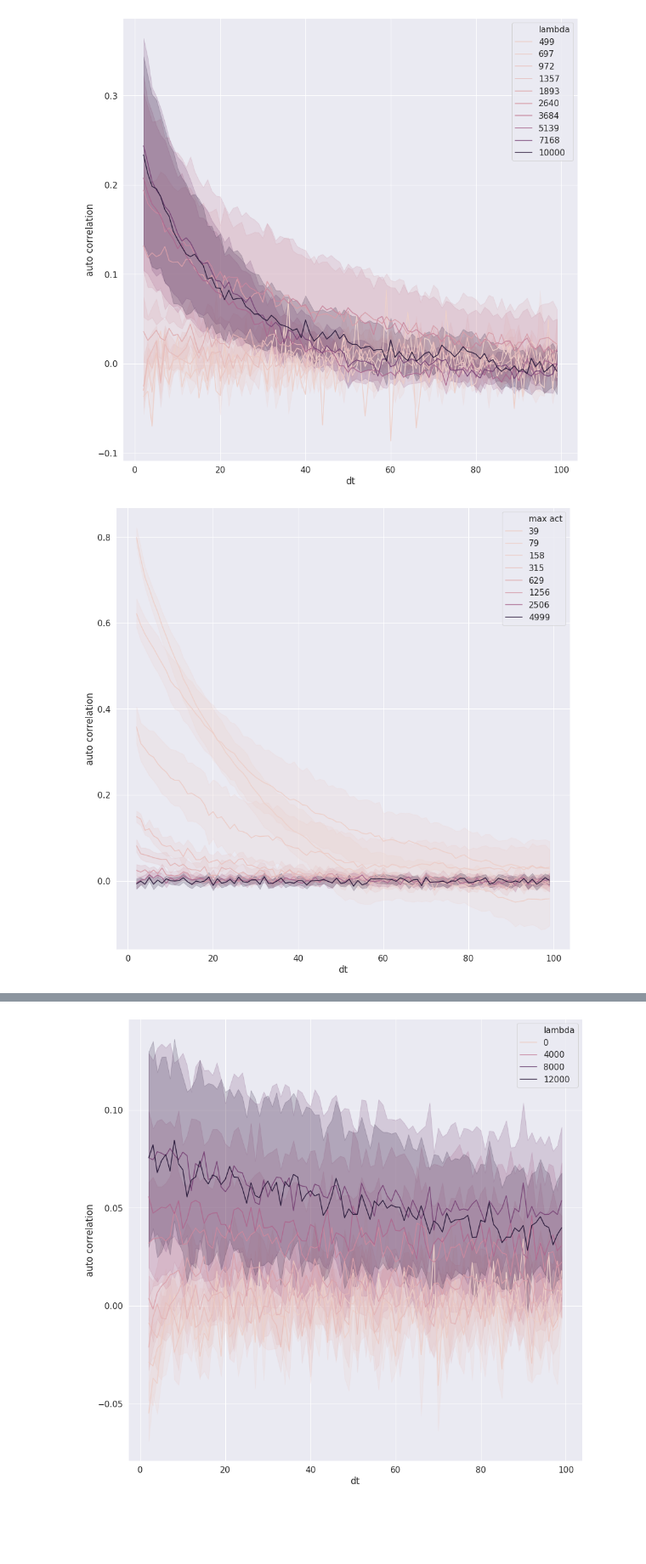
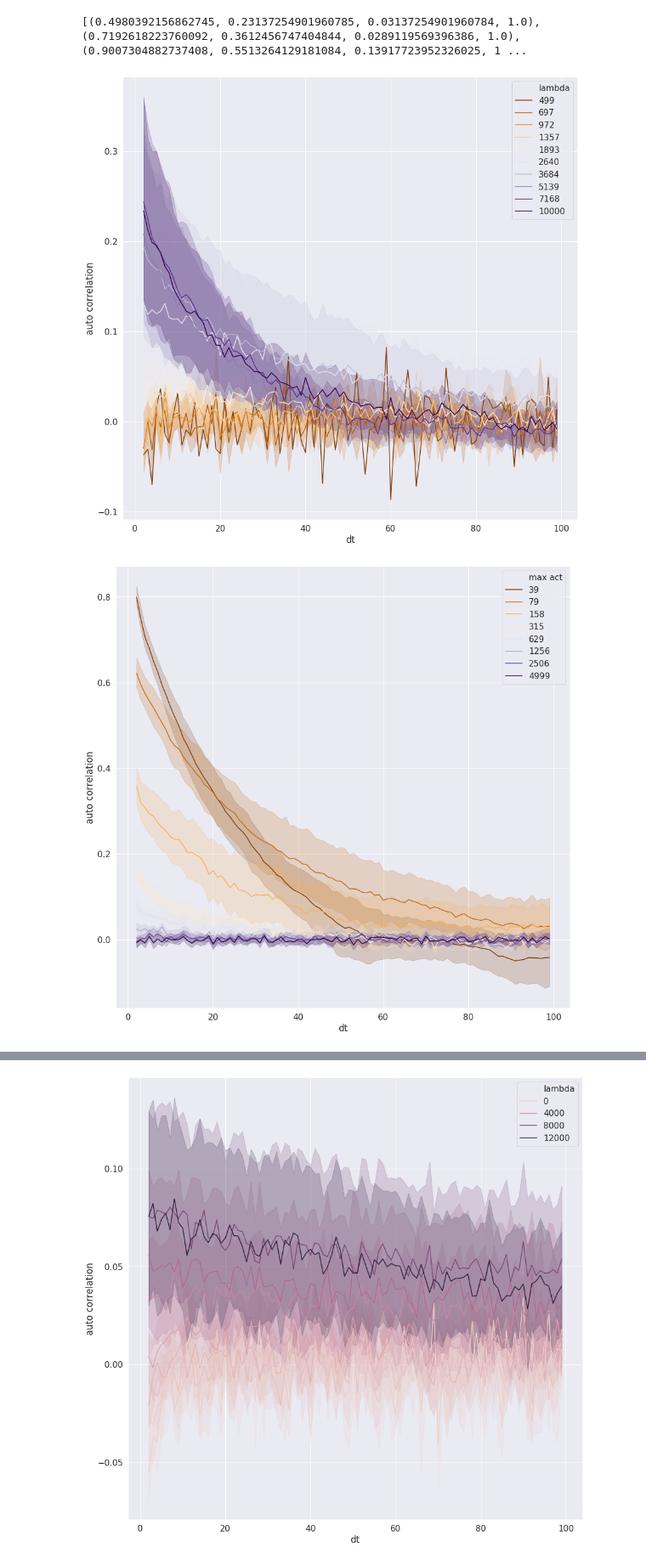
Before and after one commit to lstuurman/FRC_Thesis, a Jupyter notebook: CPM_code/autocorplotas.ipynb, the cells around one changed output, grey strips where cells are left out. Shown at 85% size. Saved outputs shown, nothing was run; the diff lists cells and outputs as text; code cells hidden in the pictures; blank space fills up the shorter version.

Commit message:
some old work on plots

```diff
--- a/CPM_code/autocorplotas.ipynb
+++ b/CPM_code/autocorplotas.ipynb
@@ -17,12 +20,22 @@ data = data.dropna()
+# %%
+# set costom colors :
+cmap = plt.get_cmap('PuOr')
+colors = [cmap(x) for x in np.linspace(0,1,10)]
+print(colors)
+# %% [output]
+[(0.4980392156862745, 0.23137254901960785, 0.03137254901960784, 1.0), (0.7192618223760092, 0.3612456747404844, 0.0289119569396386, 1.0), (0.9007304882737408, 0.5513264129181084, 0.13917723952326025, 1 ...
 # %%
 plt.figure(figsize = (15,15))
-sns.lineplot(x = 'dt', y = 'auto correlation', hue = 'lambda',legend = 'full', data = data, dashes = False)
+sns.lineplot(x = 'dt', y = 'auto correlation', hue = 'lambda',legend = 'full', palette = colors
+             ,data = data, dashes = False)#units = 'id',estimator = None
 plt.show()
 # %% [output]
-[figure, old version]
+[figure, new version]
 # %%
+colors2 = [cmap(x) for x in np.linspace(0,1,8)]
 plt.figure(figsize = (15,15))
-sns.lineplot(x = 'dt', y = 'auto correlation', hue = 'max act' ,legend = 'full',data = data, dashes = False)
+sns.lineplot(x = 'dt', y = 'auto correlation', hue = 'max act' ,legend = 'full'
+             ,palette = colors2, data = data, dashes = False)
 plt.show()
 # %% [output]
-[figure, old version]
+[figure, new version]
```
Also changed, not shown: parts of 2 cells of this notebook.
